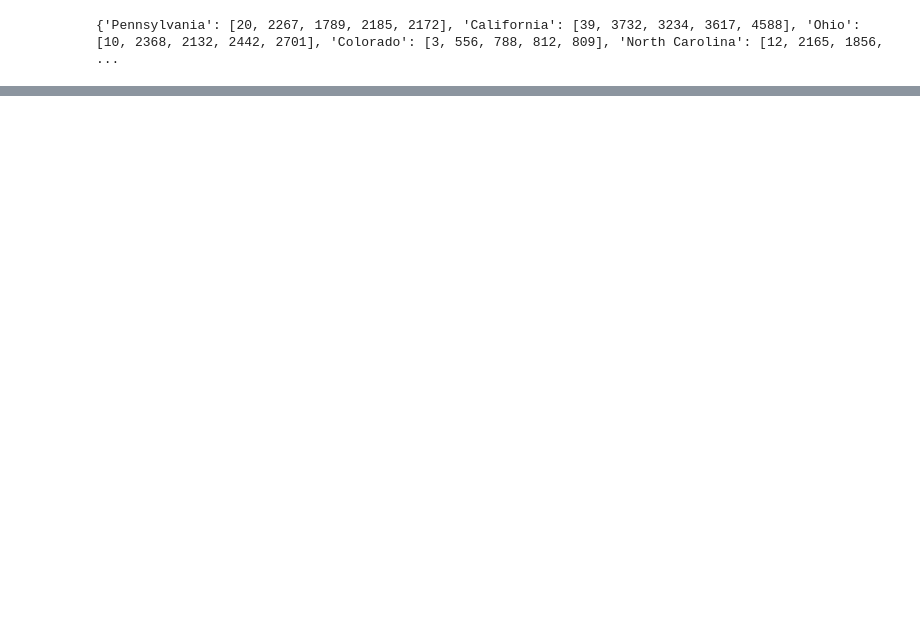
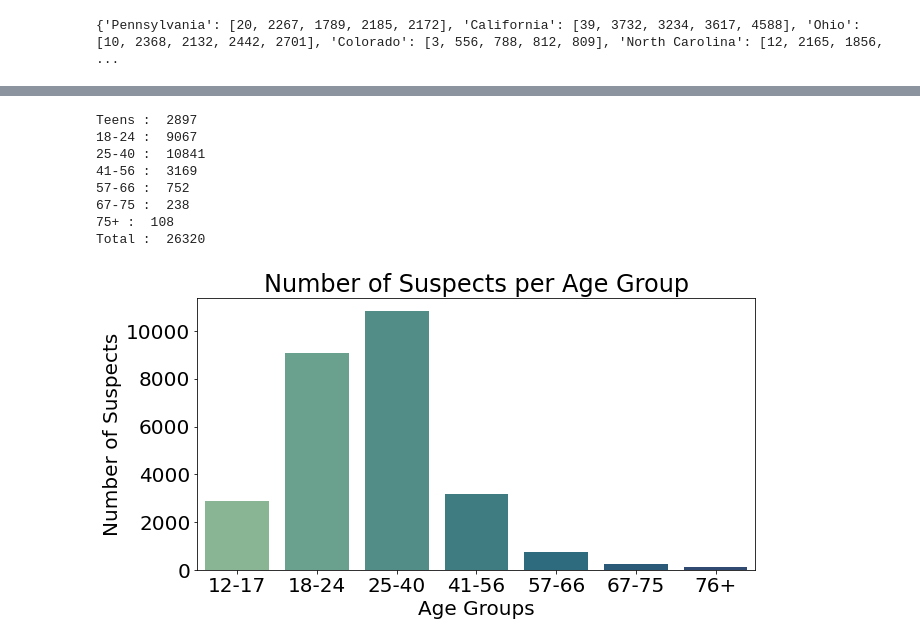
Before and after one commit to nvenkate-cyber/gun_shootings.github.io, a Jupyter notebook: Gun-Violence.ipynb, the cells around one changed output, grey strips where cells are left out. Drawn from its saved outputs; the diff is of its cells as text; code cells hidden in the pictures; blank space fills up the shorter version.

```diff
--- a/Gun-Violence.ipynb
+++ b/Gun-Violence.ipynb
@@ -453,0 +633,36 @@ plt.show()
+# %%
+total_teens = df_age.loc[:, 'suspect_teens'].sum()
+total_18_24 = df_age.loc[:, 'suspect_18-24'].sum()
+total_25_40 = df_age.loc[:, 'suspect_25-40'].sum()
+total_41_56 = df_age.loc[:, 'suspect_41-56'].sum()
+total_57_66 = df_age.loc[:, 'suspect_57-66'].sum()
+total_67_75 = df_age.loc[:, 'suspect_67-75'].sum()
+total_75_plus = df_age.loc[:, 'suspect_76'].sum()
+print("Teens : ", total_teens)
+print("18-24 : ", total_18_24)
+print("25-40 : ", total_25_40)
+print("41-56 : ", total_41_56)
+print("57-66 : ", total_57_66)
+print("67-75 : ", total_67_75)
+print("75+ : ", total_75_plus)
+print("Total : ", total_teens+total_18_24+total_25_40+total_41_56+total_67_75+total_75_plus)
+sns.barplot(x=['12-17', '18-24', '25-40', '41-56',
+              '57-66', '67-75', '76+'],
+            y=[total_teens, total_18_24, total_25_40, total_41_56, total_57_66, total_67_75, total_75_plus],
+            palette="crest")
+plt.rcParams["figure.figsize"] = (20,10)
+plt.xlabel("Age Groups")
+plt.ylabel("Number of Suspects")
+plt.title("Number of Suspects per Age Group")
+plt.rcParams.update({'font.size': 20})
+plt.show()
+# %% [output]
+Teens :  2897
+18-24 :  9067
+25-40 :  10841
+41-56 :  3169
+57-66 :  752
+67-75 :  238
+75+ :  108
+Total :  26320
+[figure, added]
```
Also changed, not shown: parts of 10 cells of this notebook.
